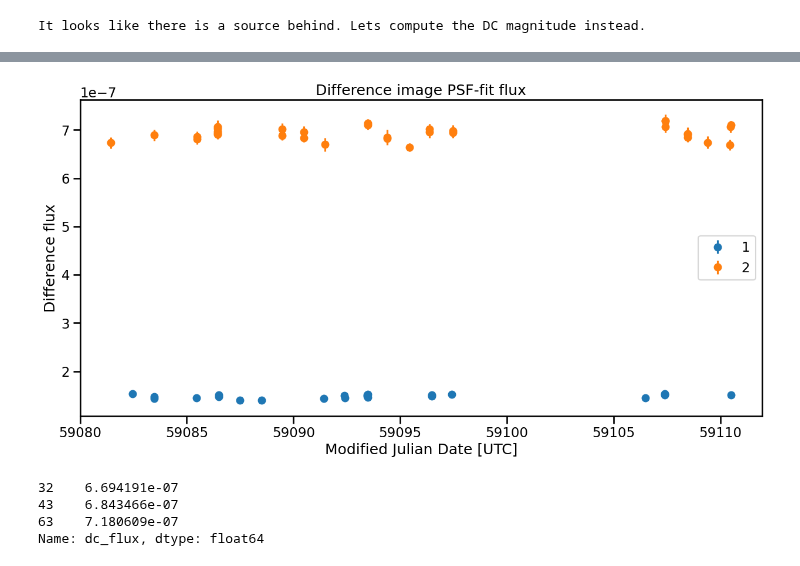
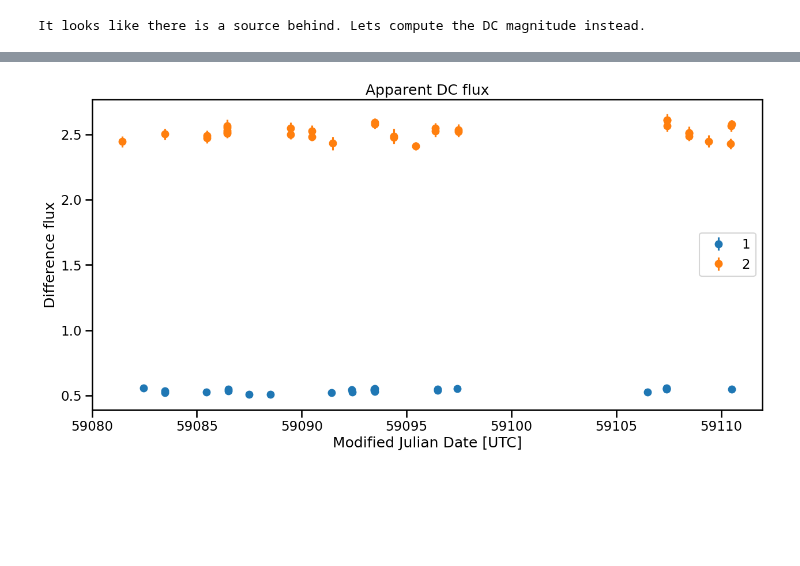
Before and after one commit to ManuGangler/FAnomAlly, a Jupyter notebook: notebook/data-transfer.ipynb, the cells around one changed output, grey strips where cells are left out. Cells and saved outputs as stored; diff of their text form; code cells hidden in the pictures; blank space fills up the shorter version.

```diff
--- a/notebook/data-transfer.ipynb
+++ b/notebook/data-transfer.ipynb
@@ -217,25 +183,25 @@ filtdic = {1: 'g', 2: 'r'}
 for filt in np.unique(df_valid['fid']):
     maskFilt = df_valid['fid'] == filt
 
-    """plt.errorbar(
+    plt.errorbar(
         df_valid[maskFilt]['jd'].apply(lambda x: x - 2400000.5),
         df_valid[maskFilt]['magpsf'],
         df_valid[maskFilt]['sigmapsf'],
         ls = '', marker='x',
         color=colordic[filt],
         label='{} band (PSF-fit)'.format(filtdic[filt]),
-    )"""
+    )
 
 
-    """plt.errorbar(
+    plt.errorbar(
         df_valid[maskFilt]['jd'].apply(lambda x: x - 2400000.5),
         df_valid[maskFilt]['mag_dc'],
         df_valid[maskFilt]['err_dc'],
         ls = '', marker='o',
         color=colordic[filt],
         label='{} band (DC)'.format(filtdic[filt]),
-    )"""
-    #pour montrer s'il y a une variance dans la reference
+    )
+    #To show if there is a variance in the reference
     plt.errorbar(
         df_valid[maskFilt]['jd'].apply(lambda x: x - 2400000.5),
         df_valid[maskFilt]['magnr'],
@@ -257,7 +223,7 @@ ref_g = (ref_g[ref_g != 0]).mean()
 print(ref_r, ref_g)
 # c'est de valeurs moyennes mais sont -ils resonnables ?
 #plt.axhline(y=ref_r, color=colordic[2], linestyle='--')
-plt.axhline(y=ref_g, color=colordic[1], linestyle='--')
+#plt.axhline(y=ref_g, color=colordic[1], linestyle='--')
 plt.gca().invert_yaxis()
 plt.legend()
 plt.title('Comparison of PSF-fit and DC magnitudes')
@@ -273,42 +239,35 @@ from fink_utils.photometry.conversion import apparent_flux
 
 
 dc_flux, dc_sigflux = np.transpose(
         [
-            apparent_flux(*args, jansky=False) for args in zip(
+            apparent_flux(*args, jansky=True) for args in zip(
                 df['magpsf'].astype(float).values,
                 df['sigmapsf'].astype(float).values,
                 df['magnr'].astype(float).values,
                 df['sigmagnr'].astype(float).values,
                 df['isdiffpos'].values
             )
         ]
 )
 
 df['dc_flux'] = dc_flux
 df['dc_sigflux'] = dc_sigflux
 
 
 for filt in np.unique(df['fid']):
     mask = df['fid'] == filt
     sub = df[mask]
     plt.errorbar(
         sub['jd'].apply(lambda x: x - 2400000.5),
-        sub['dc_flux'],
-        sub['dc_sigflux'],
+        sub['dc_flux']*1e3,#*1e7/3,
+        sub['dc_sigflux']*1e3,#*1e7/3,
         ls='',
         marker='o',
         label=filt
     )
 plt.legend()
-plt.title('Difference image PSF-fit flux')
+plt.title('Apparent DC flux')# millijanksy !!!
 plt.xlabel('Modified Julian Date [UTC]')
 plt.ylabel('Difference flux');
 # %% [output]
-[figure, old version]
+[figure, new version]
-# %%
-df[maskBadquality]['dc_flux']
-# %% [output]
-32    6.694191e-07
-43    6.843466e-07
-63    7.180609e-07
-Name: dc_flux, dtype: float64
```
Also changed, not shown: parts of 9 cells of this notebook, 1 other file.
